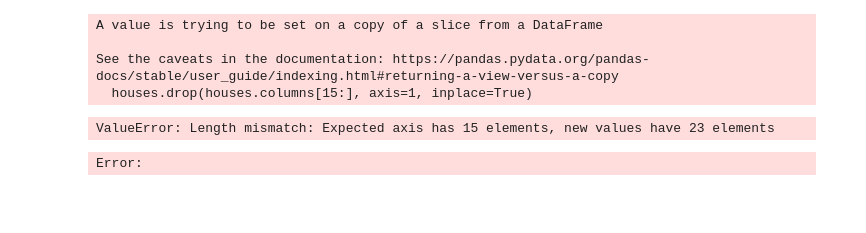
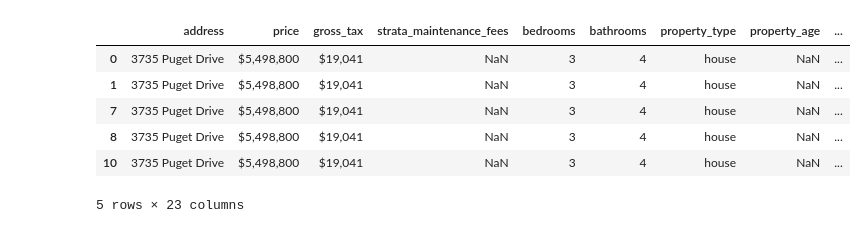
Before and after one commit to Real-Estate-Predictor/Real-Estate-Predictor-V2, a Jupyter notebook: 2-clean-data/clean-data.ipynb, the cells around one changed output. Drawn from its saved outputs; the diff is of its cells as text; code cells hidden in the pictures; blank space fills up the shorter version.

```diff
--- a/2-clean-data/clean-data.ipynb
+++ b/2-clean-data/clean-data.ipynb
@@ -13,39 +38,41 @@ data.head()
 5 rows × 23 columns
 # %%
-houses = data[data[6] == 'House']
-houses.drop(houses.columns[15:], axis=1, inplace=True)
-house_columns = ["address",
-"price",
-"gross_tax",
-"strata_maintenance_fees",
-"bedrooms",
-"bathrooms",
-"property_type",
-"property_age",
-"title",
-"style",
-"heating_type",
-"feature",
-"amenities",
-"appliances",
-"community",
-"days_on_rew",
-"property_views",
-"mls®_number",
-"source",
-'frontage',
-'lot_size',
-'year_built',
-'depth']
-houses.columns = house_columns
-houses.head()
+
+# houses.drop(houses.columns[15:], axis=1, inplace=True)
+# house_columns = ["address",
+# "price",
+# "gross_tax",
+# "stratahouses = data[data[6] == 'House']_maintenance_fees",
+# "bedrooms",
+# "bathrooms",
+# "property_type",
+# "property_age",
+# "title",
+# "style",
+# "heating_type",
+# "feature",
+# "amenities",
+# "appliances",
+# "community",
+# "days_on_rew",
+# "property_views",
+# "mls®_number",
+# "source",
+# 'frontage',
+# 'lot_size',
+# 'year_built',
+# 'depth']
+# houses.columns = house_columns
+# houses.head()
-# %% [output]
-A value is trying to be set on a copy of a slice from a DataFrame
-
-See the caveats in the documentation: https://pandas.pydata.org/pandas-docs/stable/user_guide/indexing.html#returning-a-view-versus-a-copy
-  houses.drop(houses.columns[15:], axis=1, inplace=True)
-ValueError: Length mismatch: Expected axis has 15 elements, new values have 23 elements
 # %%
 # Filter Houses Only
+houses = data[data['property_type'] == 'house']
+houses.head()
 # %% [output]
+|  | address | price | gross_tax | strata_maintenance_fees | bedrooms | bathrooms | property_type | property_age | ... |
+| 0 | 3735 Puget Drive | $5,498,800 | $19,041 | NaN | 3 | 4 | house | NaN | ... |
+| 1 | 3735 Puget Drive | $5,498,800 | $19,041 | NaN | 3 | 4 | house | NaN | ... |
+| 7 | 3735 Puget Drive | $5,498,800 | $19,041 | NaN | 3 | 4 | house | NaN | ... |
+| 8 | 3735 Puget Drive | $5,498,800 | $19,041 | NaN | 3 | 4 | house | NaN | ... |
+| 10 | 3735 Puget Drive | $5,498,800 | $19,041 | NaN | 3 | 4 | house | NaN | ... |
-Error:
+5 rows × 23 columns
```
Also changed, not shown: parts of 9 cells of this notebook, 3 other files.
